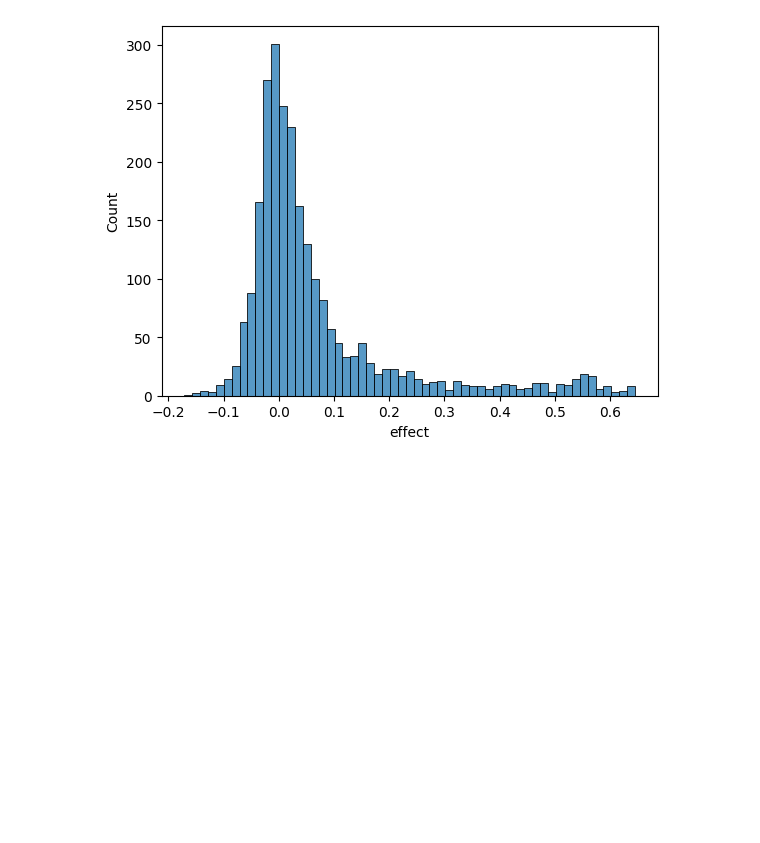
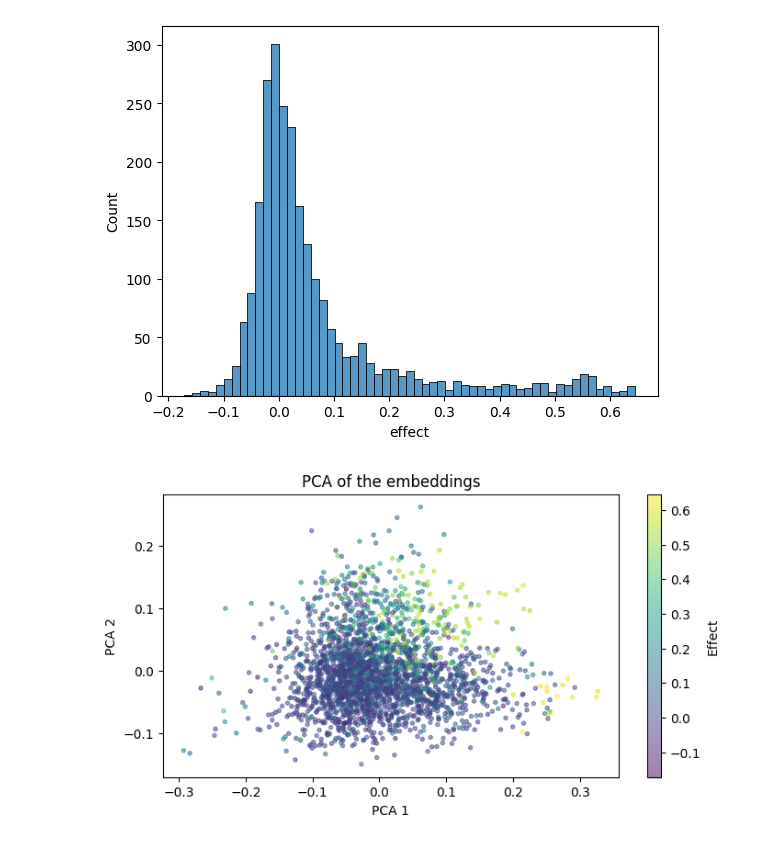
Before and after one commit to ziul-bio/DMS_a-syn, a Jupyter notebook: data_processing.ipynb, the cells around one changed output. Cells and saved outputs as stored; diff of their text form; code cells hidden in the pictures; blank space fills up the shorter version.

```diff
--- a/data_processing.ipynb
+++ b/data_processing.ipynb
@@ -233,6 +237,21 @@ sns.histplot(target)
 plt.show()
 # %% [output]
 [figure]
+# %%
+num_pca=2
+pca = PCA(num_pca)
+X_pca = pca.fit_transform(features)
+
+fig, ax = plt.subplots(figsize=(8, 4))
+sc = ax.scatter(X_pca[:, 0], X_pca[:, 1], c=target, marker='.', alpha=0.5)
+plt.title('PCA of the embeddings')
+plt.colorbar(sc, label='Effect')
+plt.ylabel('PCA 2')
+plt.xlabel('PCA 1')
+plt.savefig('results/pca_embeddings.png')
+plt.show()
+# %% [output]
+[figure, added]
 # %%
 def run_regression_v2(features, target):
     '''this version computes y_pred for train and test sets'''
```
Also changed, not shown: parts of 33 cells of this notebook, 5 other files.
